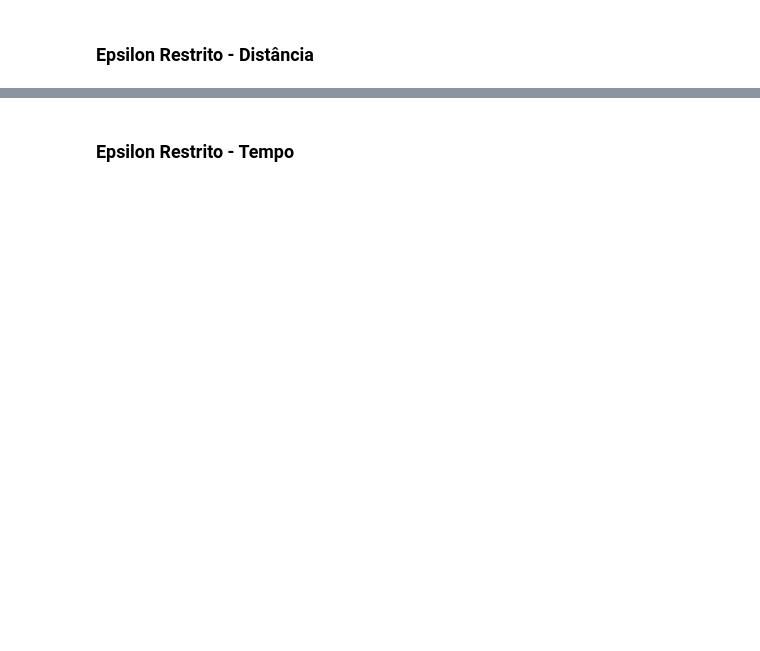
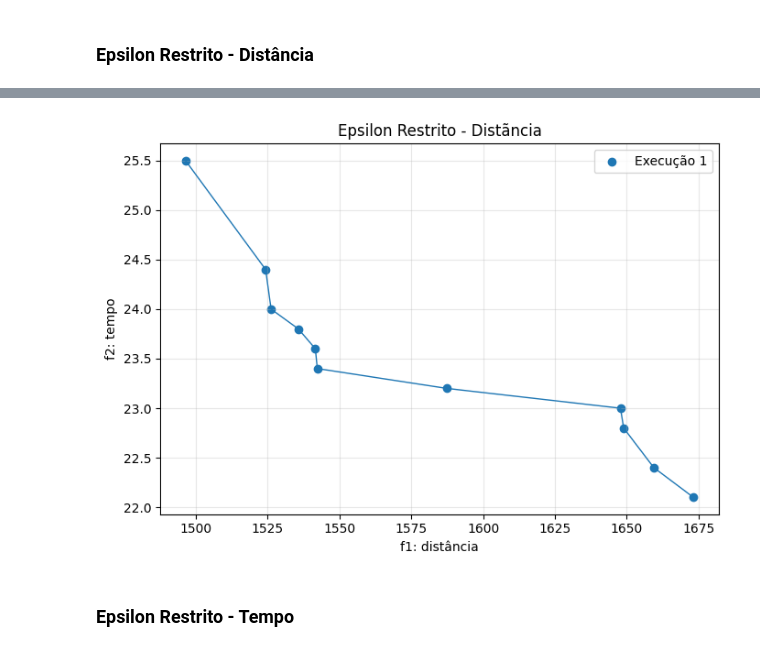
Before and after one commit to acpDaniel/Travelling-Salesman-Problem-TSP, a Jupyter notebook: tsp.ipynb, the cells around one changed output, grey strips where cells are left out. Cells and saved outputs as stored; diff of their text form; code cells hidden in the pictures; blank space fills up the shorter version.

```diff
--- a/tsp.ipynb
+++ b/tsp.ipynb
@@ -1052,3 +1090,7 @@ plot_pareto_execucoes(epsilon_restrito_distancia, "Epsilon Restrito - Distãncia
+# %%
+plot_pareto_execucoes(epsilon_restrito_distancia, "Epsilon Restrito - Distãncia", False)
+# %% [output]
+[figure, added]
 # %% [markdown]
 ### Epsilon Restrito - Tempo
 # %%
```
Also changed, not shown: parts of 5 cells of this notebook.
